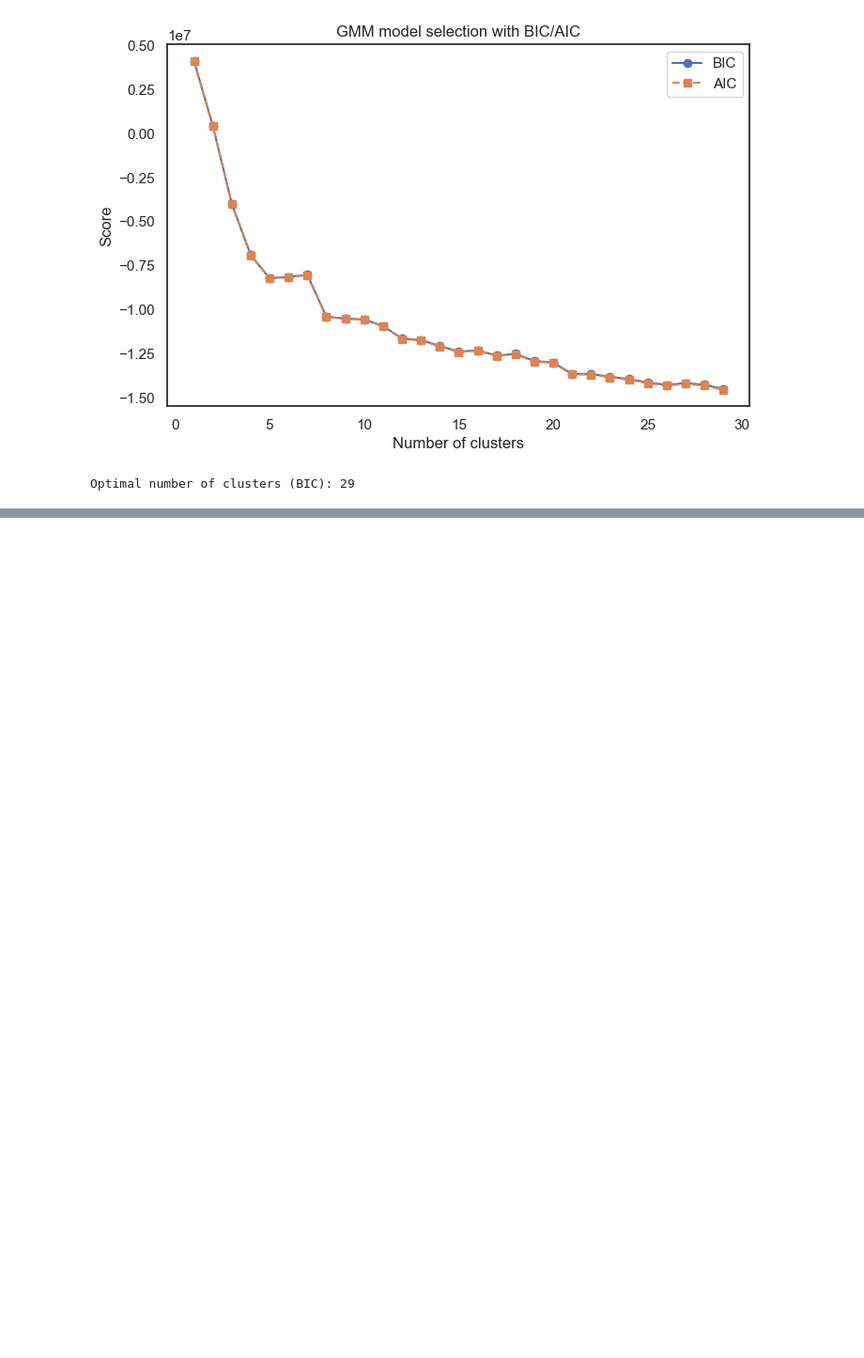
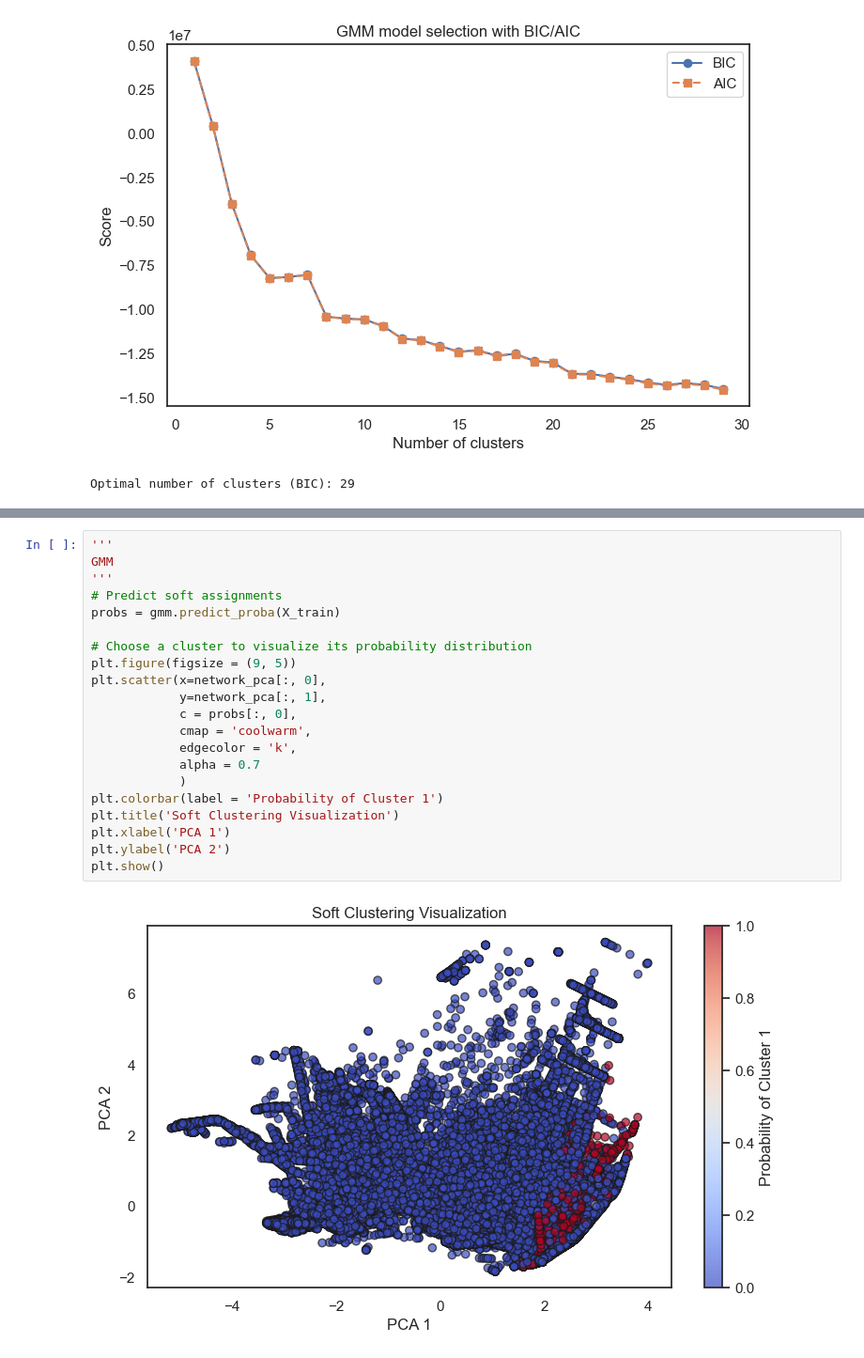
Before and after one commit to INFO-523-SU25/final-project-garcia-kyle, a Jupyter notebook: analysis.ipynb, the cells around one changed output, grey strips where cells are left out. Shown at 94% size. Cells and saved outputs as stored; diff of their text form; blank space fills up the shorter version.

```diff
--- a/analysis.ipynb
+++ b/analysis.ipynb
@@ -945,0 +1028,23 @@ Cluster Weights: [3.33901886e-02 8.89795095e-02 9.21080112e-02 2.82282711e-02
+# %%
+'''
+GMM
+'''
+# Predict soft assignments
+probs = gmm.predict_proba(X_train)
+
+# Choose a cluster to visualize its probability distribution
+plt.figure(figsize = (9, 5))
+plt.scatter(x=network_pca[:, 0],
+            y=network_pca[:, 1],
+            c = probs[:, 0],
+            cmap = 'coolwarm',
+            edgecolor = 'k',
+            alpha = 0.7
+            )
+plt.colorbar(label = 'Probability of Cluster 1')
+plt.title('Soft Clustering Visualization')
+plt.xlabel('PCA 1')
+plt.ylabel('PCA 2')
+plt.show()
+# %% [output]
+[figure, added]
```
Also changed, not shown: parts of 18 cells of this notebook.
